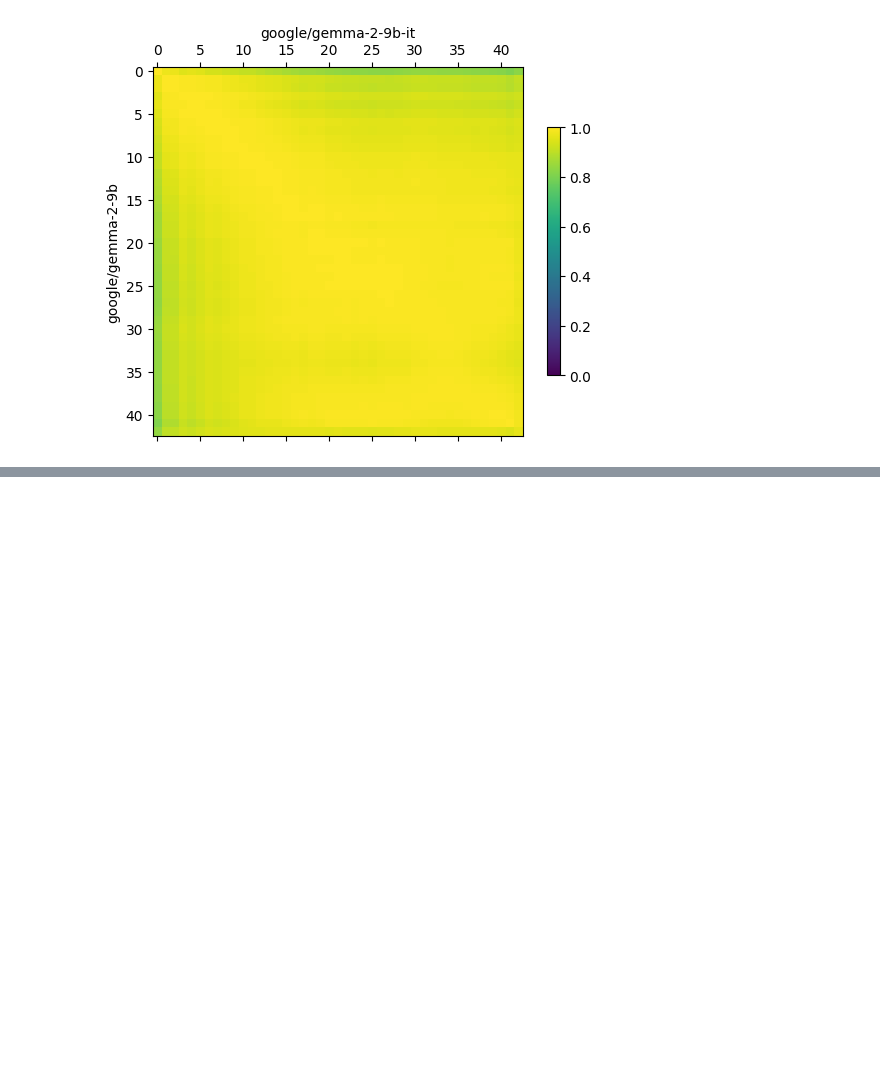
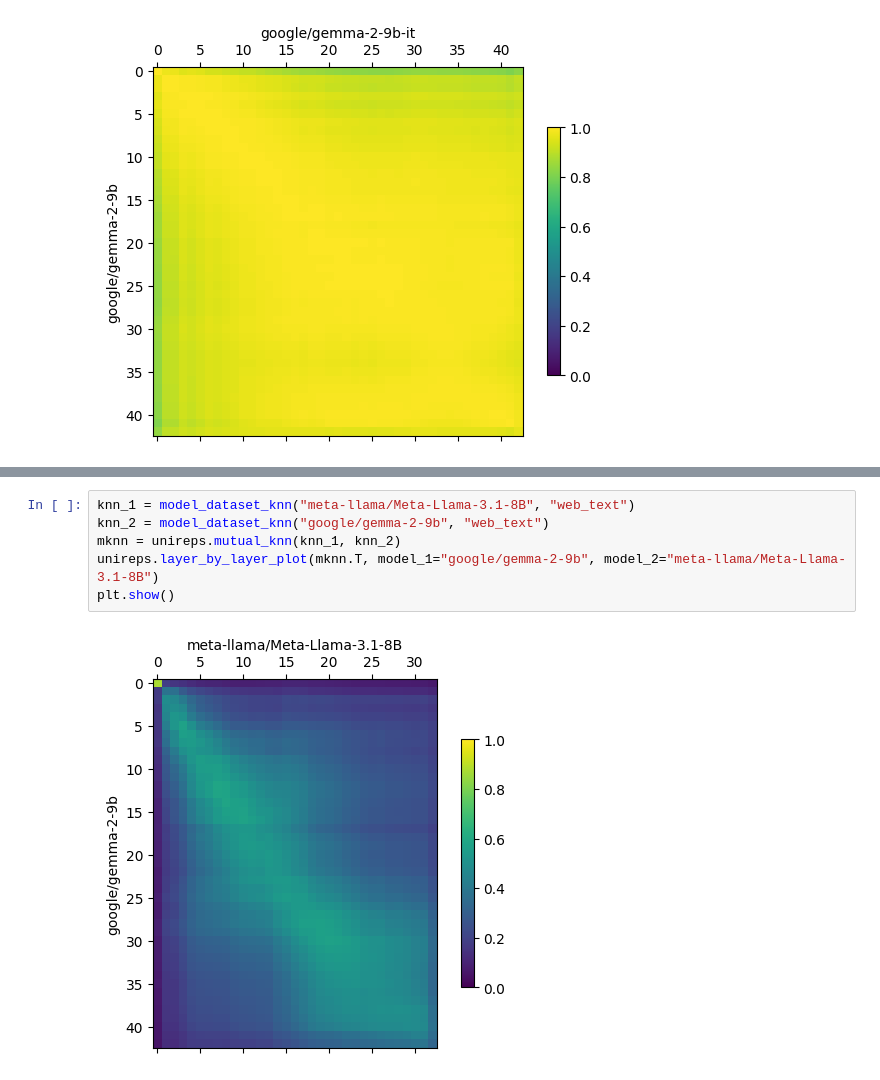
Before and after one commit to chriswolfram/unireps, a Jupyter notebook: notebooks_python/unireps-3.ipynb, the cells around one changed output, grey strips where cells are left out. Cells and saved outputs as stored; diff of their text form; blank space fills up the shorter version.

```diff
--- a/notebooks_python/unireps-3.ipynb
+++ b/notebooks_python/unireps-3.ipynb
@@ -351,0 +379,8 @@ tensor(5.9053e-07)
+# %%
+knn_1 = model_dataset_knn("meta-llama/Meta-Llama-3.1-8B", "web_text")
+knn_2 = model_dataset_knn("google/gemma-2-9b", "web_text")
+mknn = unireps.mutual_knn(knn_1, knn_2)
+unireps.layer_by_layer_plot(mknn.T, model_1="google/gemma-2-9b", model_2="meta-llama/Meta-Llama-3.1-8B")
+plt.show()
+# %% [output]
+[figure, added]
```
Also changed, not shown: parts of 9 cells of this notebook.
